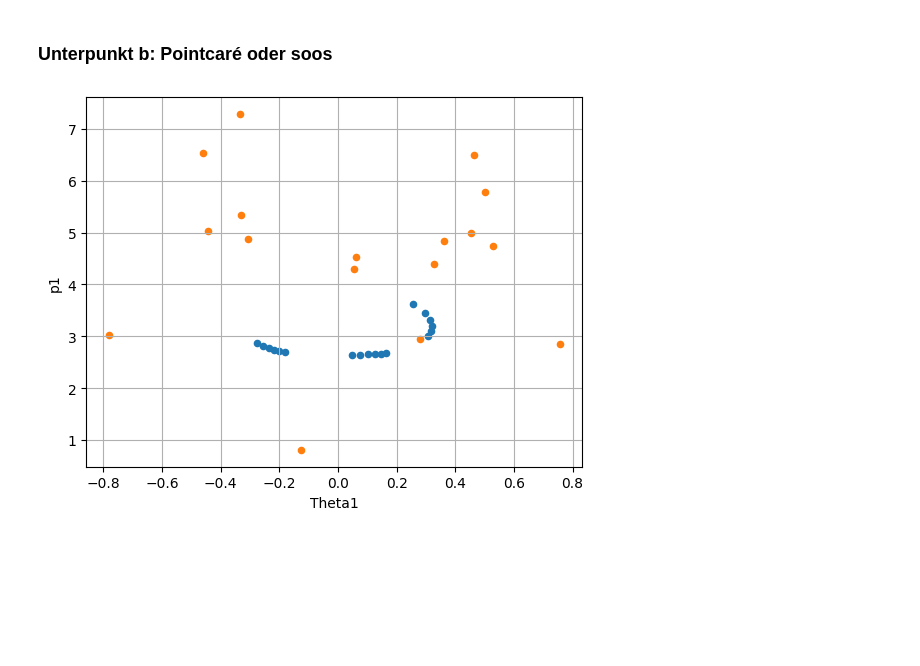
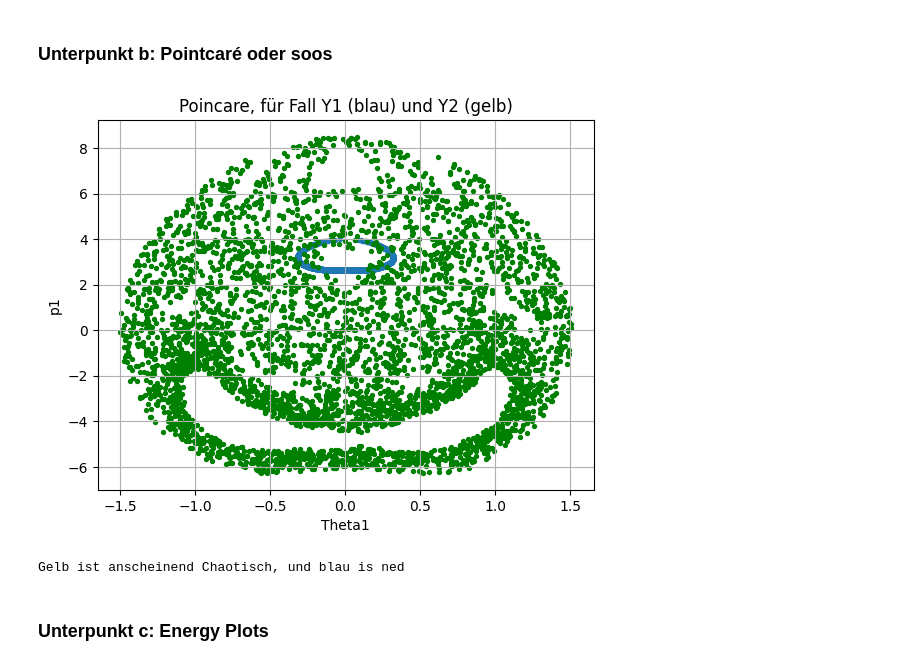
Before and after one commit to OverAmpJinx/CompPhyWS25, a Jupyter notebook: Assignment3/a32doublependulum.ipynb, the cells around one changed output. Cells and saved outputs as stored; diff of their text form; code cells hidden in the pictures; blank space fills up the shorter version.

Commit message:
Chaotisch und fertig, 2b) is done

```diff
--- a/Assignment3/a32doublependulum.ipynb
+++ b/Assignment3/a32doublependulum.ipynb
@@ -84,7 +84,7 @@ def F_duop(angabe, t):
 
 # Zeit udn Schrittweite
 e = 0.001
-t = np.arange(0, 50+e, e)
+t = np.arange(0, 10+e, e)
 #Anfangswerte aus angabe
 y0_1 =[0.0, 0.0, 4.0, 2.0]
 y0_2= [0.0, 0.0, 0.0, 4.0]
@@ -94,27 +94,39 @@ Y_2 = rk_explicit(F_duop, y0_2, t, e, A_rk4, b_rk4, c_rk4)
 # %% [markdown]
 ### Unterpunkt b: Pointcaré oder soos
 # %%
+t2= np.arange(0, 10000+e, e)
 def pointpoints(Y, t):
     th1, th2, p1, p2 = Y[:,0], Y[:,1], Y[:,2], Y[:,3]
 
     i = np.where((th2[:-1] < 0) & (th2[1:] >= 0) & (p2[1:] > 0))[0]  # crossing indices
 
     a = (-th2[i]) / (th2[i+1] - th2[i])          # interpolation factor for th2=0
     th1c = th1[i] + a*(th1[i+1] - th1[i])
     p1c  = p1[i]  + a*(p1[i+1]  - p1[i])
 
     return th1c, p1c
 
-th1p, p1p = pointpoints(Y_1, t)
-th2p, p2p = pointpoints(Y_2, t)
+y0_nc =[0.0, 0.0, 4.0, 2.0]
+y0_yc= [1.0, -1.0, 0.0, 3.0]
+
+Y_nc = rk_explicit(F_duop, y0_nc, t2, e, A_rk4, b_rk4, c_rk4)
+Y_yc = rk_explicit(F_duop, y0_yc, t2, e, A_rk4, b_rk4, c_rk4)
+
+th1p, p1p = pointpoints(Y_nc, t2)
+th2p, p2p = pointpoints(Y_yc, t2)
 
 
 plt.figure()
-plt.scatter(th1p, p1p, s=20)
-plt.scatter(th2p, p2p, s=20)
+plt.title("Poincare, für Fall Y1 (blau) und Y2 (gelb)")
+plt.scatter(th1p, p1p, s=8)
+plt.scatter(th2p, p2p, s=8, color="green")
 plt.xlabel("Theta1")
 plt.ylabel("p1")
 plt.grid(True)
 plt.show()
+print("Gelb ist anscheinend Chaotisch, und blau is ned")
 # %% [output]
-[figure, old version]
+[figure, new version]
+Gelb ist anscheinend Chaotisch, und blau is ned
+# %% [markdown]
+### Unterpunkt c: Energy Plots
```
Also changed, not shown: 1 other file.
